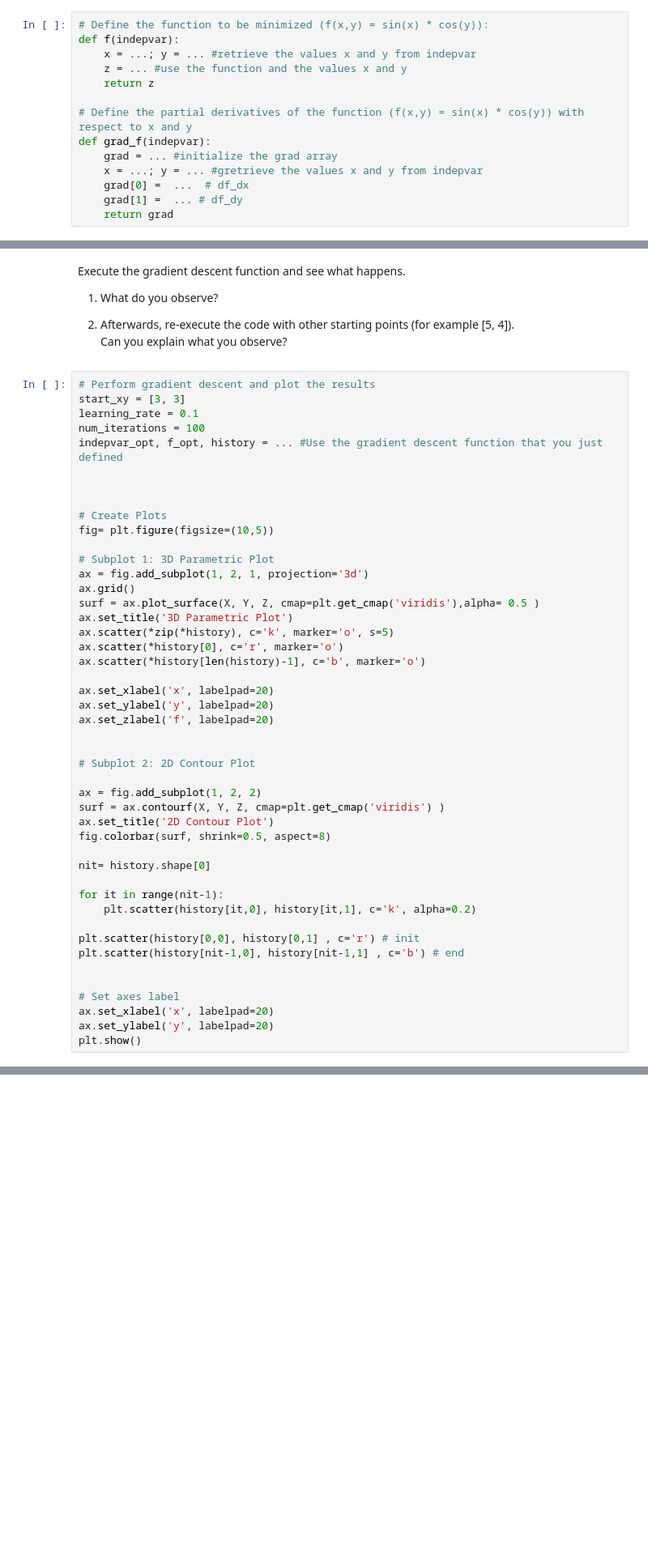
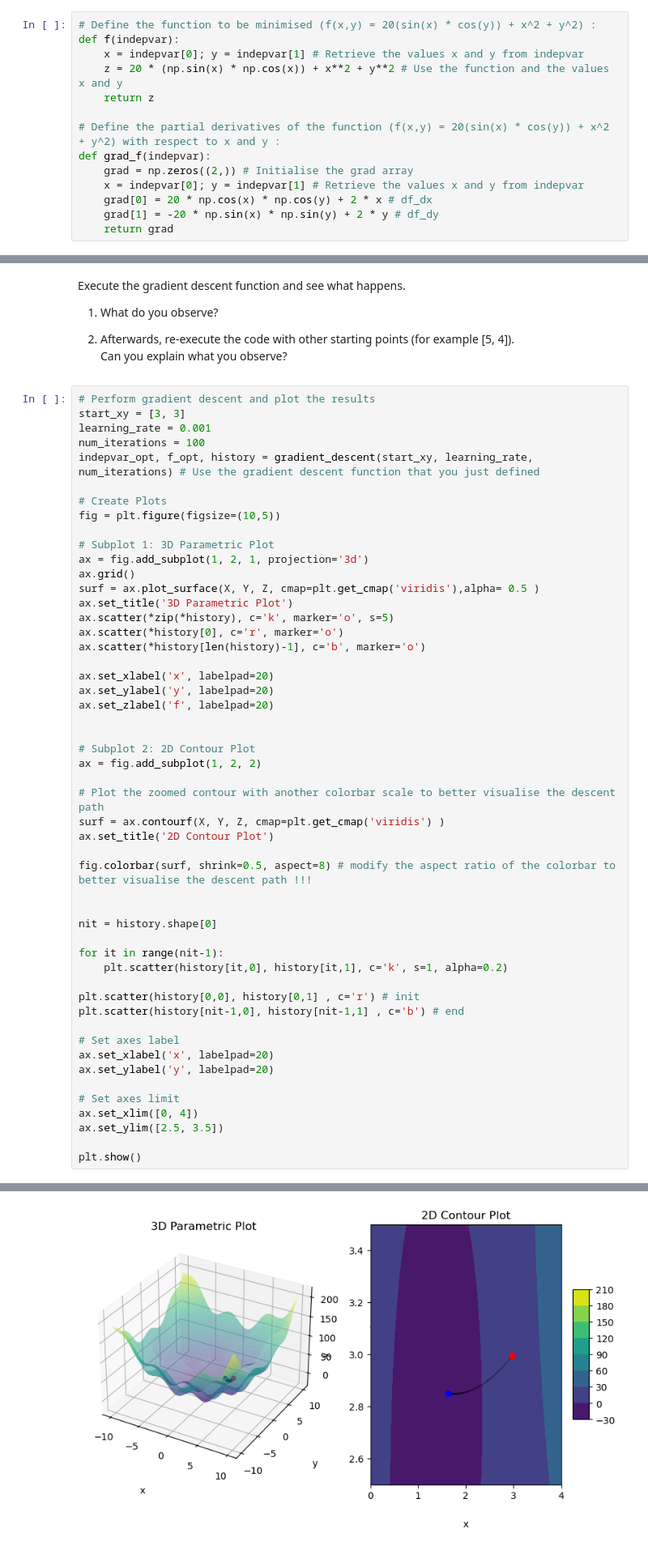
Before and after one commit to Emil-labs/Data-G8, a Jupyter notebook: Regression/regression2.ipynb, the cells around one changed output, grey strips where cells are left out. Shown at 81% size. Cells and saved outputs as stored; diff of their text form; blank space fills up the shorter version.

```diff
--- a/Regression/regression2.ipynb
+++ b/Regression/regression2.ipynb
@@ -264,16 +270,16 @@ function`grad_f(indepvar)`:
 # %%
-# Define the function to be minimized (f(x,y) = sin(x) * cos(y)):
+# Define the function to be minimised (f(x,y) = 20(sin(x) * cos(y)) + x^2 + y^2) :
 def f(indepvar):
-    x = ...; y = ... #retrieve the values x and y from indepvar
-    z = ... #use the function and the values x and y
+    x = indepvar[0]; y = indepvar[1] # Retrieve the values x and y from indepvar
+    z = 20 * (np.sin(x) * np.cos(x)) + x**2 + y**2 # Use the function and the values x and y
     return z
 
-# Define the partial derivatives of the function (f(x,y) = sin(x) * cos(y)) with respect to x and y
+# Define the partial derivatives of the function (f(x,y) = 20(sin(x) * cos(y)) + x^2 + y^2) with respect to x and y :
 def grad_f(indepvar):
-    grad = ... #initialize the grad array
-    x = ...; y = ... #gretrieve the values x and y from indepvar
-    grad[0] =  ...  # df_dx
-    grad[1] =  ... # df_dy
+    grad = np.zeros((2,)) # Initialise the grad array
+    x = indepvar[0]; y = indepvar[1] # Retrieve the values x and y from indepvar
+    grad[0] = 20 * np.cos(x) * np.cos(y) + 2 * x # df_dx
+    grad[1] = -20 * np.sin(x) * np.sin(y) + 2 * y # df_dy
     return grad
 # %% [markdown]
 #### Gradient descent function
@@ -328,14 +334,12 @@ Can you explain what you observe?
 # %%
 # Perform gradient descent and plot the results
 start_xy = [3, 3]
-learning_rate = 0.1
+learning_rate = 0.001
 num_iterations = 100
-indepvar_opt, f_opt, history = ... #Use the gradient descent function that you just defined
-
-
+indepvar_opt, f_opt, history = gradient_descent(start_xy, learning_rate, num_iterations) # Use the gradient descent function that you just defined
 
 # Create Plots
-fig= plt.figure(figsize=(10,5))
+fig = plt.figure(figsize=(10,5))
 
 # Subplot 1: 3D Parametric Plot
 ax = fig.add_subplot(1, 2, 1, projection='3d')
@@ -352,22 +356,30 @@ ax.set_zlabel('f', labelpad=20)
 
 
 # Subplot 2: 2D Contour Plot
+ax = fig.add_subplot(1, 2, 2)
 
-ax = fig.add_subplot(1, 2, 2)
+# Plot the zoomed contour with another colorbar scale to better visualise the descent path
 surf = ax.contourf(X, Y, Z, cmap=plt.get_cmap('viridis') )
 ax.set_title('2D Contour Plot')
-fig.colorbar(surf, shrink=0.5, aspect=8)
 
-nit= history.shape[0]
+fig.colorbar(surf, shrink=0.5, aspect=8) # modify the aspect ratio of the colorbar to better visualise the descent path !!!
+
+
+nit = history.shape[0]
 
 for it in range(nit-1):
-    plt.scatter(history[it,0], history[it,1], c='k', alpha=0.2)
+    plt.scatter(history[it,0], history[it,1], c='k', s=1, alpha=0.2)
 
 plt.scatter(history[0,0], history[0,1] , c='r') # init
 plt.scatter(history[nit-1,0], history[nit-1,1] , c='b') # end
 
-
 # Set axes label
 ax.set_xlabel('x', labelpad=20)
 ax.set_ylabel('y', labelpad=20)
+
+# Set axes limit
+ax.set_xlim([0, 4])
+ax.set_ylim([2.5, 3.5])
+
 plt.show()
+# %% [output]
@@ -374 +387,2 @@ plt.show()
+[figure, added]
 # %% [markdown]
```
Also changed, not shown: parts of 15 cells of this notebook.
